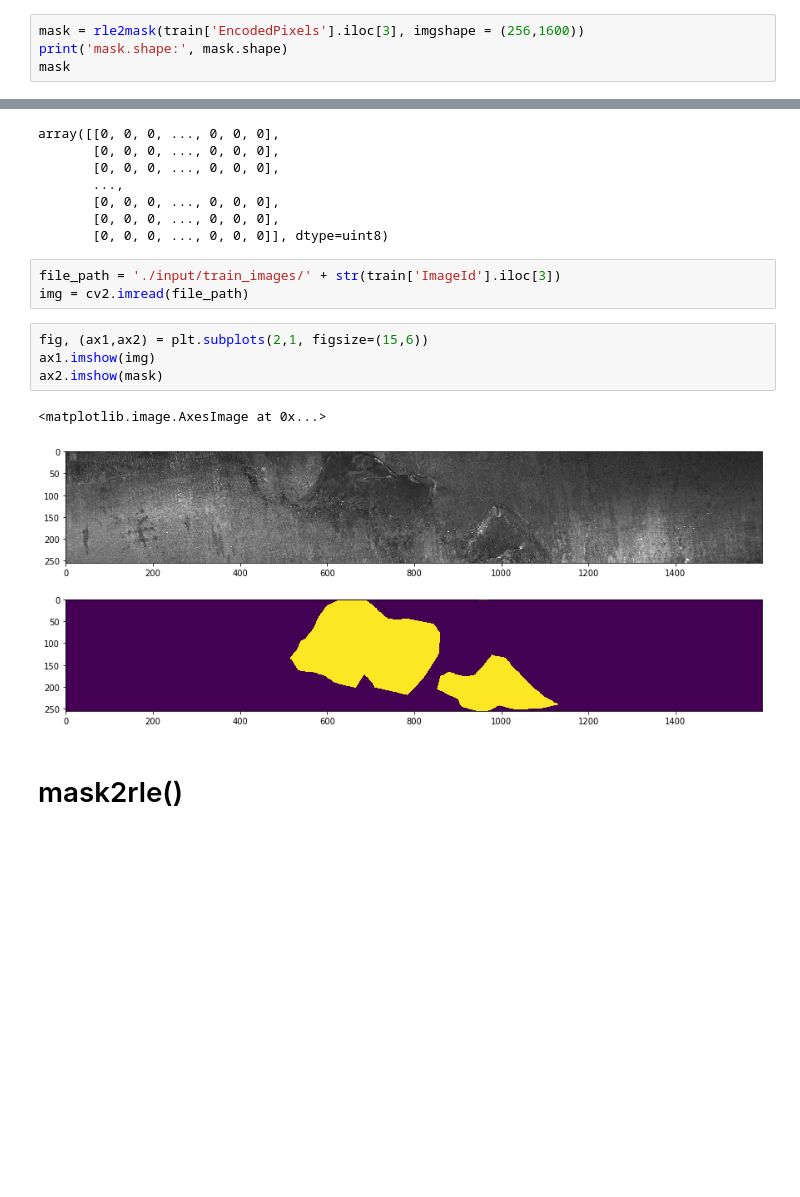
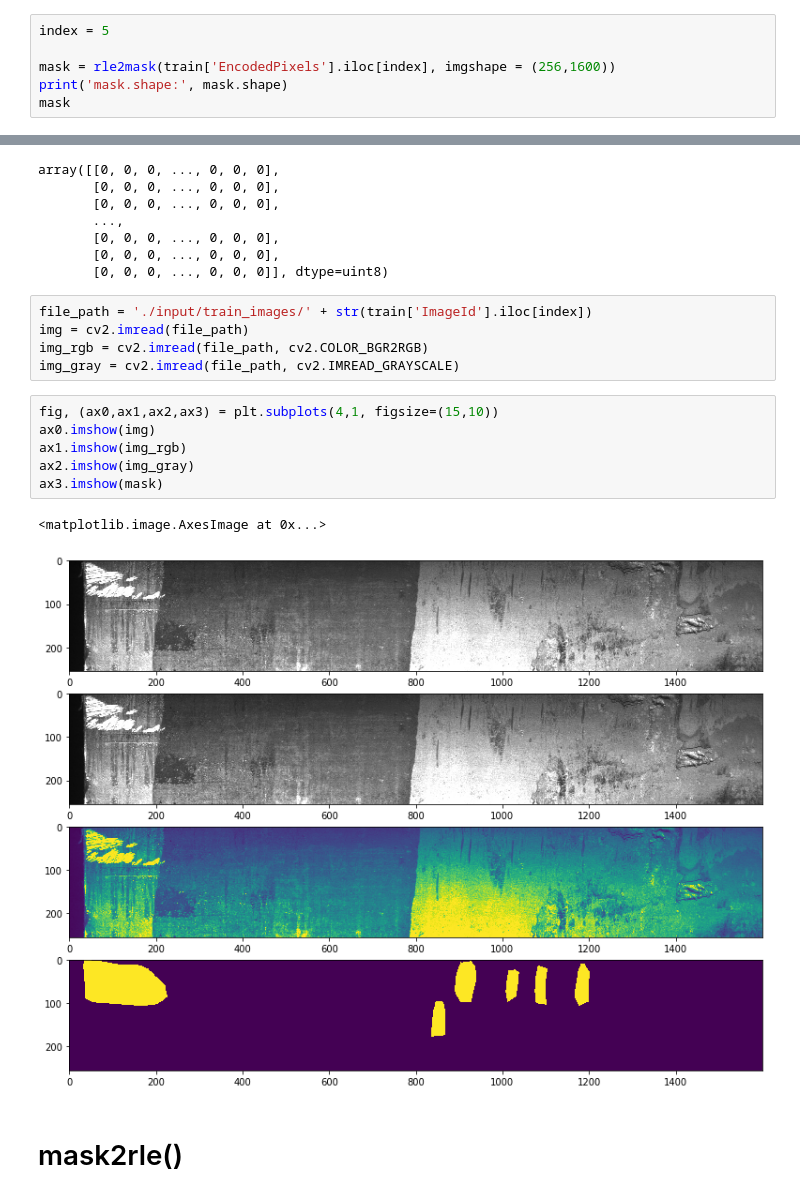
Before and after one commit to lamwaikitraymond/Steel-Defect-Defection, a Jupyter notebook: Steel-EDA-9Sep.ipynb, the cells around one changed output, grey strips where cells are left out. Drawn from its saved outputs; the diff is of its cells as text; blank space fills up the shorter version.

```diff
--- a/Steel-EDA-9Sep.ipynb
+++ b/Steel-EDA-9Sep.ipynb
@@ -187,7 +200,9 @@ plt.show()
 # %% [markdown]
 # rle2mask()
 # %%
-mask = rle2mask(train['EncodedPixels'].iloc[3], imgshape = (256,1600))
+index = 5
+
+mask = rle2mask(train['EncodedPixels'].iloc[index], imgshape = (256,1600))
 print('mask.shape:', mask.shape)
 mask
 # %% [output]
@@ -200,15 +215,19 @@ array([[0, 0, 0, ..., 0, 0, 0],
        [0, 0, 0, ..., 0, 0, 0],
        [0, 0, 0, ..., 0, 0, 0]], dtype=uint8)
 # %%
-file_path = './input/train_images/' + str(train['ImageId'].iloc[3])
+file_path = './input/train_images/' + str(train['ImageId'].iloc[index])
 img = cv2.imread(file_path)
+img_rgb = cv2.imread(file_path, cv2.COLOR_BGR2RGB)
+img_gray = cv2.imread(file_path, cv2.IMREAD_GRAYSCALE)
 # %%
-fig, (ax1,ax2) = plt.subplots(2,1, figsize=(15,6))
-ax1.imshow(img)
-ax2.imshow(mask)
+fig, (ax0,ax1,ax2,ax3) = plt.subplots(4,1, figsize=(15,10))
+ax0.imshow(img)
+ax1.imshow(img_rgb)
+ax2.imshow(img_gray)
+ax3.imshow(mask)
 # %% [output]
 <matplotlib.image.AxesImage at 0x...>
-[figure, old version]
+[figure, new version]
 # %% [markdown]
 # mask2rle()
 # %%
```
Also changed, not shown: parts of 1 cell of this notebook, 15 other files.
